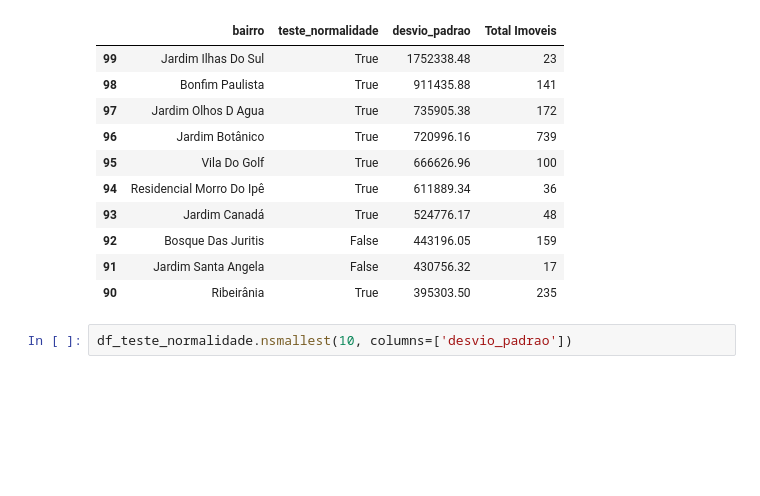
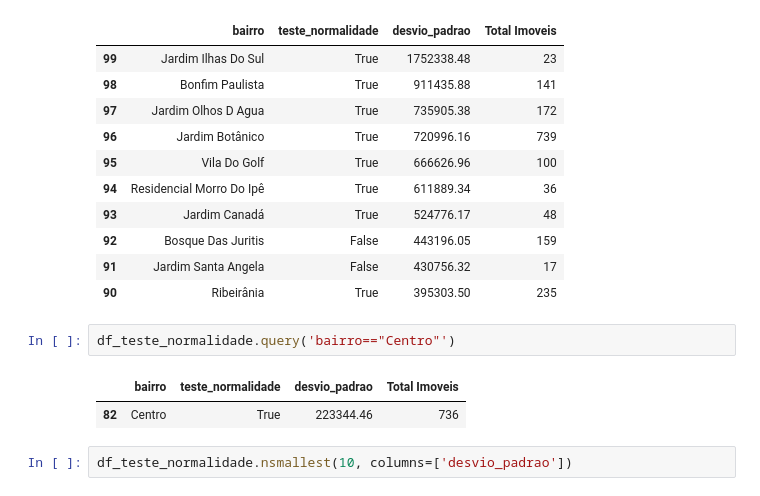
Before and after one commit to rodrigorocha1/extracao_viva_real_selenium, a Jupyter notebook: notebooks_exemplo/visualizacaov2.ipynb, the cells around one changed output. Drawn from its saved outputs; the diff is of its cells as text; blank space fills up the shorter version.

```diff
--- a/notebooks_exemplo/visualizacaov2.ipynb
+++ b/notebooks_exemplo/visualizacaov2.ipynb
@@ -136,6 +137,11 @@ df_teste_normalidade.nlargest(10, columns=['desvio_padrao'])
 | 92 | Bosque Das Juritis | False | 443196.05 | 159 |
 | 91 | Jardim Santa Angela | False | 430756.32 | 17 |
 | 90 | Ribeirânia | True | 395303.50 | 235 |
+# %%
+df_teste_normalidade.query('bairro=="Centro"')
+# %% [output]
+|  | bairro | teste_normalidade | desvio_padrao | Total Imoveis |
+| 82 | Centro | True | 223344.46 | 736 |
 # %%
 df_teste_normalidade.nsmallest(10, columns=['desvio_padrao'])
 # %% [output]
```
Also changed, not shown: parts of 23 cells of this notebook.
